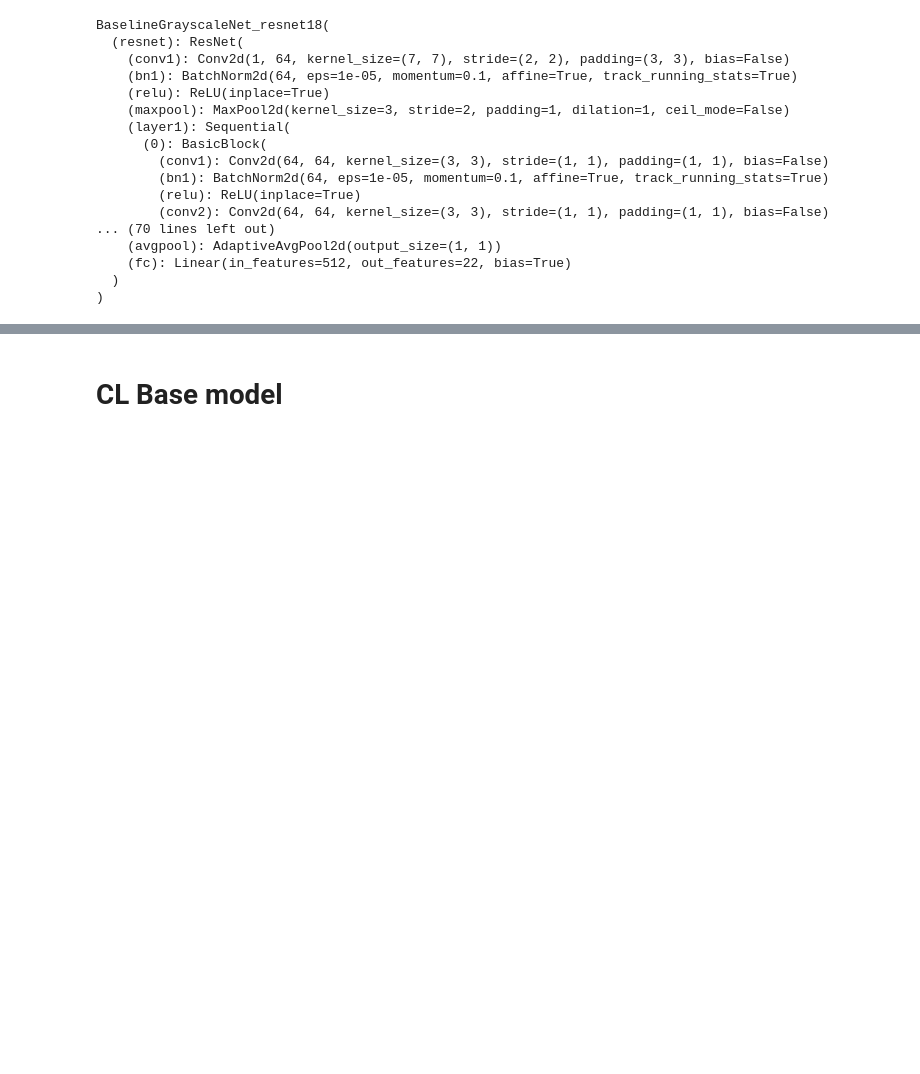
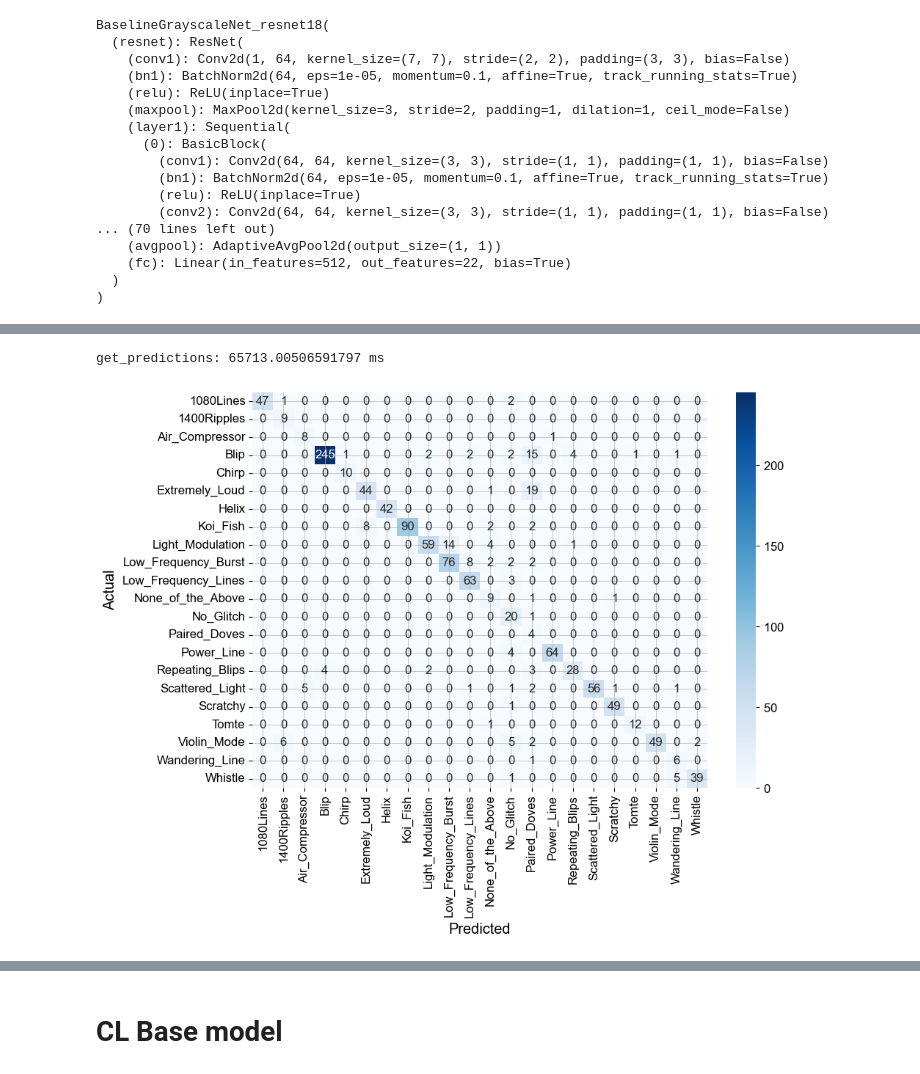
Before and after one commit to brianbaert/MscThesis, a Jupyter notebook: MscThesis_Playground.ipynb, the cells around one changed output, grey strips where cells are left out. Saved outputs shown, nothing was run; the diff lists cells and outputs as text; code cells hidden in the pictures; blank space fills up the shorter version.

```diff
--- a/MscThesis_Playground.ipynb
+++ b/MscThesis_Playground.ipynb
@@ -169,7 +169,7 @@ test_set = my_dataloaders.GravitySpy_1_0_dataset(root=test_dir, cls=classes, tra
 test_loader = torch.utils.data.DataLoader(test_set, batch_size=1, shuffle=True)
 # %%
 train_set = my_dataloaders.GravitySpy_0_5_dataset(root=train_dir, cls=classes, transform=transformGray)
-train_loader = torch.utils.data.DataLoader(train_set, batch_size=32, shuffle=True)
+train_loader = torch.utils.data.DataLoader(train_set, batch_size=32, shuffle=True, num_workers=num_workers)
 val_set = my_dataloaders.GravitySpy_0_5_dataset(root=val_dir, cls=classes, transform=transformGray)
 val_loader = torch.utils.data.DataLoader(val_set, batch_size=16, shuffle=True)
 test_set = my_dataloaders.GravitySpy_0_5_dataset(root=test_dir, cls=classes, transform=transformGray)
@@ -243,14 +243,14 @@ criterion = CrossEntropyLoss(weight=torch.tensor(class_weights, dtype=torch.floa
 optimizer = Adam(myNet.parameters(), lr=0.001, weight_decay=1e-3) #LR from the study of Tiago Fernandes
 
 # Number of epochs to train for
-num_epochs = 20
+num_epochs = 10
 epoch_number = 0
 
 start = time.time()
 for epoch in range(num_epochs):  # loop over the dataset multiple times
   total_correct = 0
   total_samples = 0
-  print('EPOCH {}:'.format(epoch_number + 1))
+  print('EPOCH {}: '.format(epoch_number + 1))
   train_loss = 0.0
   myNet.train(True)
 
@@ -278,7 +278,7 @@ for epoch in range(num_epochs):  # loop over the dataset multiple times
 
     # print statistics
     _, predicted = torch.max(outputs, 1)
-    train_loss += loss.item() * inputs.size(0)
+    train_loss += loss.item()
     total_correct += (predicted == labels).sum().item()
     total_samples += labels.size(0)
 
@@ -302,14 +302,14 @@ for epoch in range(num_epochs):  # loop over the dataset multiple times
       vloss = criterion(voutputs, vlabels)
       running_vloss += vloss
   avg_vloss = running_vloss / (i+1)
-  print('LOSS train{:.4f} valid {:.4f} after {} seconds'.format(avg_loss, avg_vloss, time.time()-start))
+  print('LOSS train {:.4f} valid {:.4f} after {} seconds'.format(avg_loss, avg_vloss, time.time()-start))
 
   if avg_vloss < best_vloss:
     best_vloss = avg_vloss
     model_path = 'model_{}_{}'.format(timestamp, epoch_number)
     torch.save(myNet.state_dict(), model_path)
 
-  my_utils.checkpoint(myNet, f"epoch-{epoch}.pth")
+  #my_utils.checkpoint(myNet, f"epoch-{epoch}.pth")
   epoch_number += 1
 
 end = time.time()
@@ -340,3 +342,3 @@ print("Saved Pytorch Model state to thesis_baseline.pth")
 # %%
 #myNet.load_state_dict(torch.load('/content/drive/MyDrive/MscThesis/thesis_baseline_finetune_1_0.pth'))
-myNet.load_state_dict(torch.load('C:\\Users\\Brian.Baert\\Documents\\GitHub\\MscThesis\\Models\\thesis_baseline_finetune_1_0.pth'))
+myNet.load_state_dict(torch.load('C:\\Users\\Brian.Baert\\Documents\\GitHub\\MscThesis\\Models\\thesis_baseline_finetune_0_5.pth'))
@@ -345,5 +367,7 @@ my_utils.n_test_predictions(myNet, test_loader, classes, 20)
 # %%
 y_pred_list, y_true_list = my_utils.get_predictions(myNet, test_loader)
+# %% [output]
+get_predictions: 65713.00506591797 ms
 # %%
 # Generate confusion matrix
 from sklearn.metrics import f1_score
@@ -352,16 +376,21 @@ f1 = f1_score(y_true_list, y_pred_list, average=None)
 # %%
 import matplotlib.pyplot as plt
 import seaborn as sns
 
 plt.figure(figsize=(10,7))
 
 # Use seaborn heatmap for visualization
 sns.heatmap(cm, annot=True, cmap='Blues', fmt='d', xticklabels=classes, yticklabels=classes)
 
 plt.xlabel('Predicted')
 plt.ylabel('Actual')
-
+figTemp = plt.gcf()
 plt.show()
+plt.draw()
+figTemp.savefig('confusion_matrix_baseline_0_5.png')
+plt.close()
+# %% [output]
+[figure, added]
 # %%
 print(f"F1 Score for each class: {f1}")
 print(f"The average F1 score is: {f1_score(y_true_list, y_pred_list, average='weighted')}")
```
Also changed, not shown: parts of 9 cells of this notebook, 9 other files.
